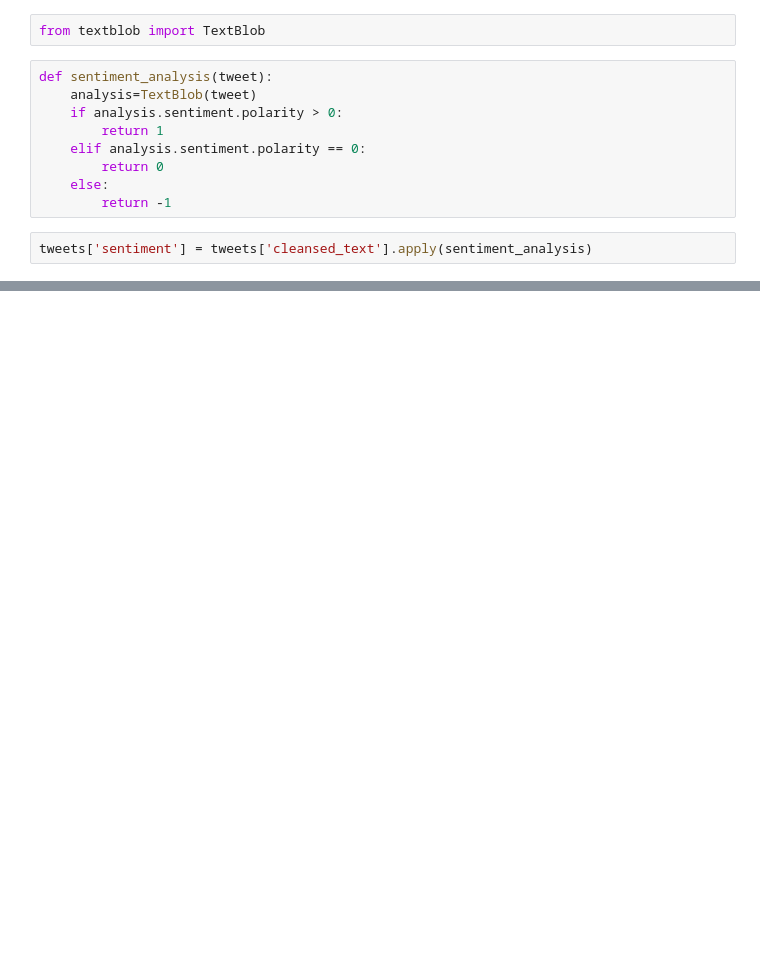
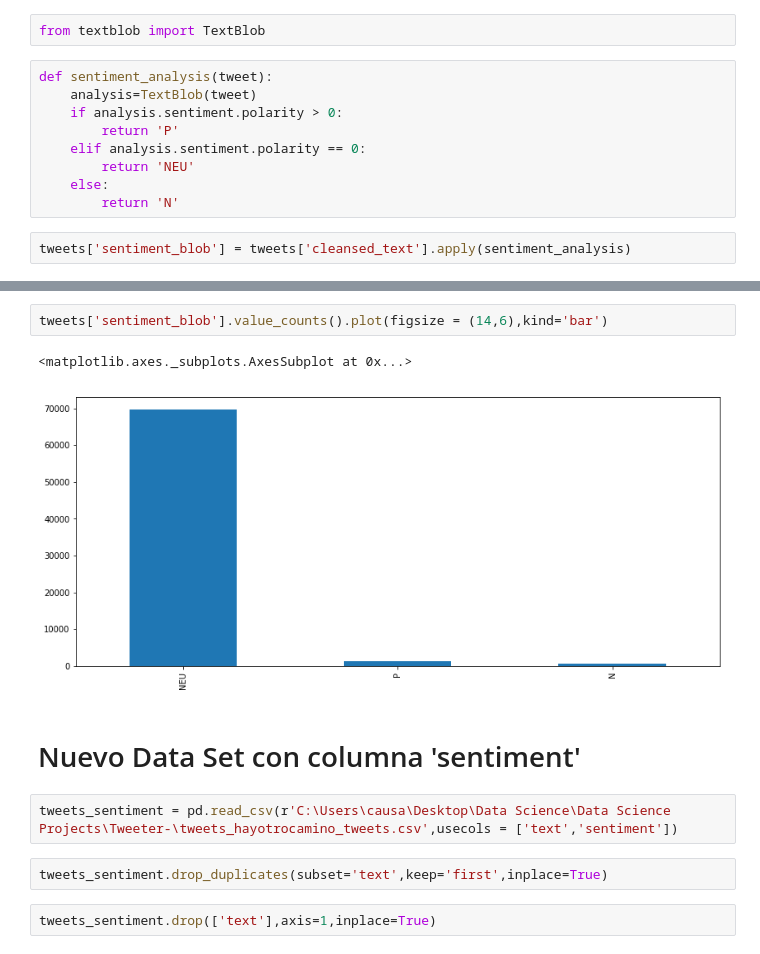
Before and after one commit to causapablo/Tweeter-, a Jupyter notebook: 1.0-analisis-tweets-modified.ipynb, the cells around one changed output, grey strips where cells are left out. Saved outputs shown, nothing was run; the diff lists cells and outputs as text; blank space fills up the shorter version.

Commit message:
New sentiment analisis on tweets

```diff
--- a/1.0-analisis-tweets-modified.ipynb
+++ b/1.0-analisis-tweets-modified.ipynb
@@ -247,10 +247,10 @@ from textblob import TextBlob
 def sentiment_analysis(tweet):
     analysis=TextBlob(tweet)
     if analysis.sentiment.polarity > 0:
-        return 1
+        return 'P'
     elif analysis.sentiment.polarity == 0:
-        return 0
+        return 'NEU'
     else:
-        return -1
+        return 'N'
 # %%
-tweets['sentiment'] = tweets['cleansed_text'].apply(sentiment_analysis)
+tweets['sentiment_blob'] = tweets['cleansed_text'].apply(sentiment_analysis)
@@ -263,3 +263,16 @@ for rating in sentiment:
 El porcentaje de tweets Positivos es: 1.7
 El porcentaje de tweets Neutros es: 97.5
 El porcentaje de tweets Negativos es: 0.8
+# %%
+tweets['sentiment_blob'].value_counts().plot(figsize = (14,6),kind='bar')
+# %% [output]
+<matplotlib.axes._subplots.AxesSubplot at 0x...>
+[figure, added]
+# %% [markdown]
+# Nuevo Data Set con columna 'sentiment'
+# %%
+tweets_sentiment = pd.read_csv(r'C:\Users\causa\Desktop\Data Science\Data Science Projects\Tweeter-\tweets_hayotrocamino_tweets.csv',usecols = ['text','sentiment'])
+# %%
+tweets_sentiment.drop_duplicates(subset='text',keep='first',inplace=True)
+# %%
+tweets_sentiment.drop(['text'],axis=1,inplace=True)
```
Also changed, not shown: parts of 11 cells of this notebook.
